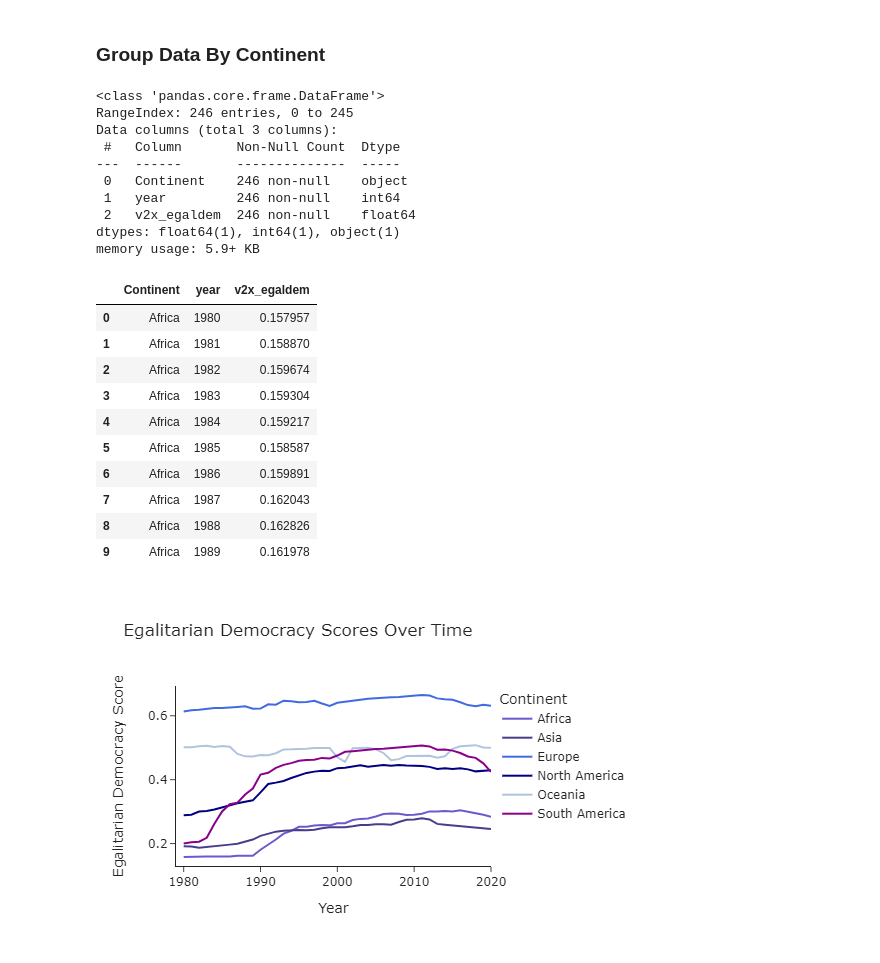
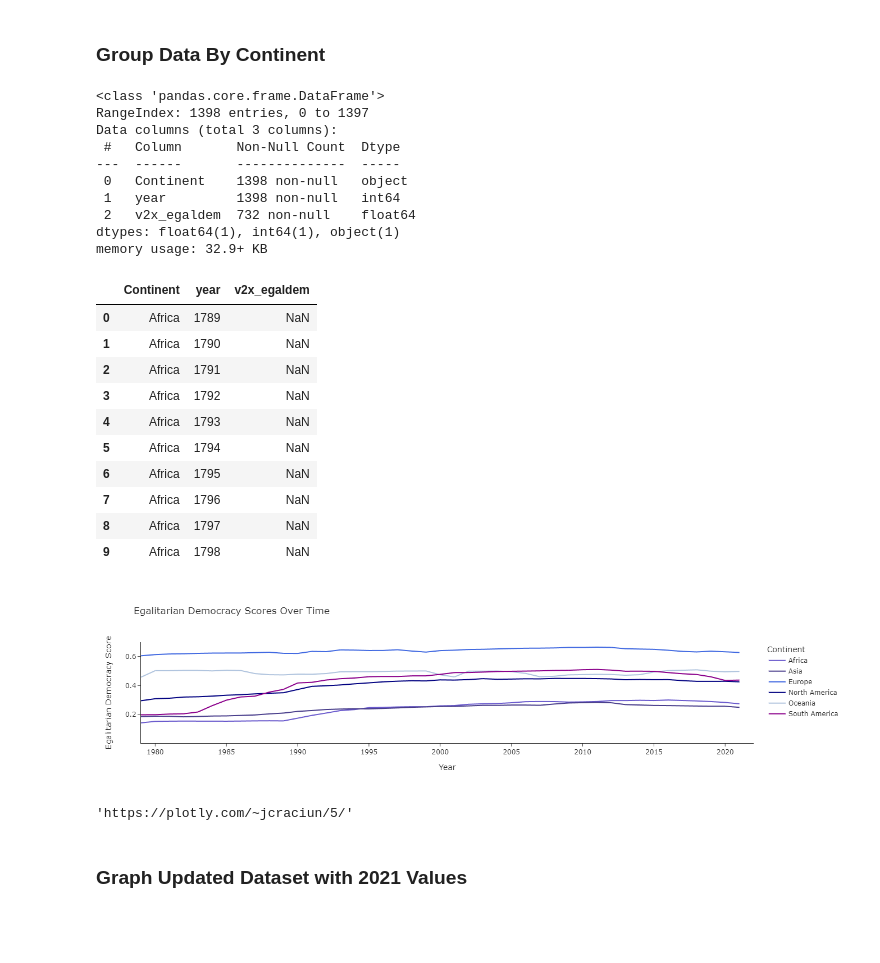
Before and after one commit to jcraciun/Economicron, a Jupyter notebook: EDA - Economicron.ipynb, the cells around one changed output. Cells and saved outputs as stored; diff of their text form; code cells hidden in the pictures; blank space fills up the shorter version.

```diff
--- a/EDA - Economicron.ipynb
+++ b/EDA - Economicron.ipynb
@@ -566,10 +790,9 @@ vdem.head(3)
 | 1 | Mexico | 1981 | 12/31/1981 | 0.136 | 0.307 | 0.163 | 0.533 | ... |
 | 2 | Mexico | 1982 | 12/31/1982 | 0.140 | 0.316 | 0.165 | 0.533 | ... |
 # %%
-vdem_simple = vdem[['country_name', 'year', 'historical_date', 'v2x_libdem', 'v2x_polyarchy',
-                                  'v2x_egaldem', 'v2x_freexp_altinf', 'v2x_frassoc_thick', 'v2x_suffr', 'v2xel_frefair',
-                                  'v2x_elecoff', 'v2xcl_rol', 'v2x_cspart', 'v2xeg_eqprotec', 'v2xeg_eqaccess',
-                                  'v2xeg_eqdr', 'v2x_partipdem', 'v2xdd_dd', 'v2xel_regelec', 'v2x_egal', 'Continent']]
+vdem_simple = vdem[['country_name', 'year', 'historical_date', 'v2x_libdem',
+                    'v2x_egaldem', 'v2x_freexp_altinf', 'v2x_frassoc_thick', 'v2x_suffr', 'v2xel_frefair',
+                    'v2x_cspart', 'v2x_partipdem', 'v2xdd_dd', 'Continent']]
 # %%
 vdem_simple.head(3)
 # %% [output]
@@ -608,40 +830,46 @@ grouped_vdem.info()
 grouped_vdem.head(10)
 # %% [output]
 <class 'pandas.core.frame.DataFrame'>
-RangeIndex: 246 entries, 0 to 245
+RangeIndex: 1398 entries, 0 to 1397
 Data columns (total 3 columns):
  #   Column       Non-Null Count  Dtype
 ---  ------       --------------  -----
- 0   Continent    246 non-null    object
- 1   year         246 non-null    int64
- 2   v2x_egaldem  246 non-null    float64
+ 0   Continent    1398 non-null   object
+ 1   year         1398 non-null   int64
+ 2   v2x_egaldem  732 non-null    float64
 dtypes: float64(1), int64(1), object(1)
-memory usage: 5.9+ KB
+memory usage: 32.9+ KB
 |  | Continent | year | v2x_egaldem |
-| 0 | Africa | 1980 | 0.157957 |
-| 1 | Africa | 1981 | 0.158870 |
-| 2 | Africa | 1982 | 0.159674 |
-| 3 | Africa | 1983 | 0.159304 |
-| 4 | Africa | 1984 | 0.159217 |
-| 5 | Africa | 1985 | 0.158587 |
-| 6 | Africa | 1986 | 0.159891 |
-| 7 | Africa | 1987 | 0.162043 |
-| 8 | Africa | 1988 | 0.162826 |
-| 9 | Africa | 1989 | 0.161978 |
+| 0 | Africa | 1789 | NaN |
+| 1 | Africa | 1790 | NaN |
+| 2 | Africa | 1791 | NaN |
+| 3 | Africa | 1792 | NaN |
+| 4 | Africa | 1793 | NaN |
+| 5 | Africa | 1794 | NaN |
+| 6 | Africa | 1795 | NaN |
+| 7 | Africa | 1796 | NaN |
+| 8 | Africa | 1797 | NaN |
+| 9 | Africa | 1798 | NaN |
 # %%
 import plotly.express as px
 # %%
 egalitarian_democracy_continent = px.line(grouped_vdem, x = 'year', y = 'v2x_egaldem', color = 'Continent',
                              title = "Egalitarian Democracy Scores Over Time",
                              color_discrete_sequence = ['slateblue', 'darkslateblue', 'royalblue', 'navy', 'lightsteelblue', 'darkmagenta'],
                              labels = {
                                  'v2x_egaldem': "Egalitarian Democracy Score",
                                  'year': 'Year'
                              },
                              template = 'simple_white')
 
-egalitarian_democracy_continent.update_xaxes(range = [1979, 2020])
+egalitarian_democracy_continent.update_xaxes(range = [1979, 2022])
 
 egalitarian_democracy_continent.show()
+
+# export for Medium article
+py.plot(egalitarian_democracy_continent, filename="Average Egalitarian Democracy Scores Over Time", auto_open = True)
 # %% [output]
-[figure, old version]
+[figure, new version]
+'https://plotly.com/~jcraciun/5/'
+# %% [markdown]
+### Graph Updated Dataset with 2021 Values
```
Also changed, not shown: parts of 40 cells of this notebook, 7 other files.
